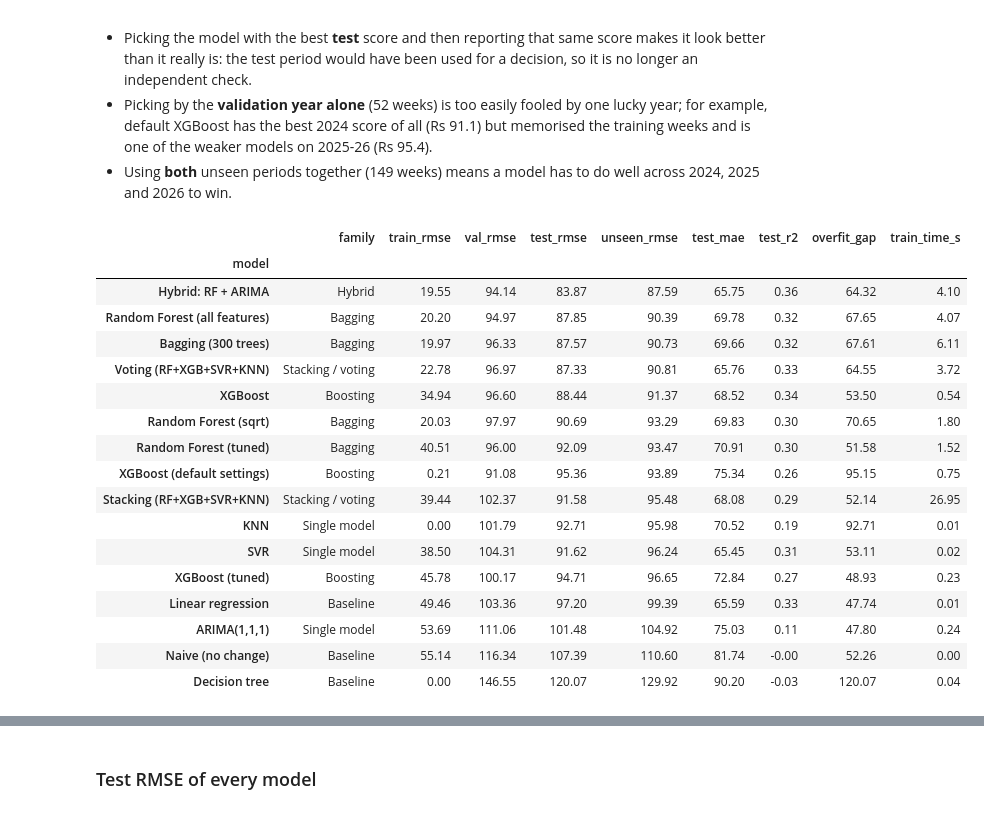
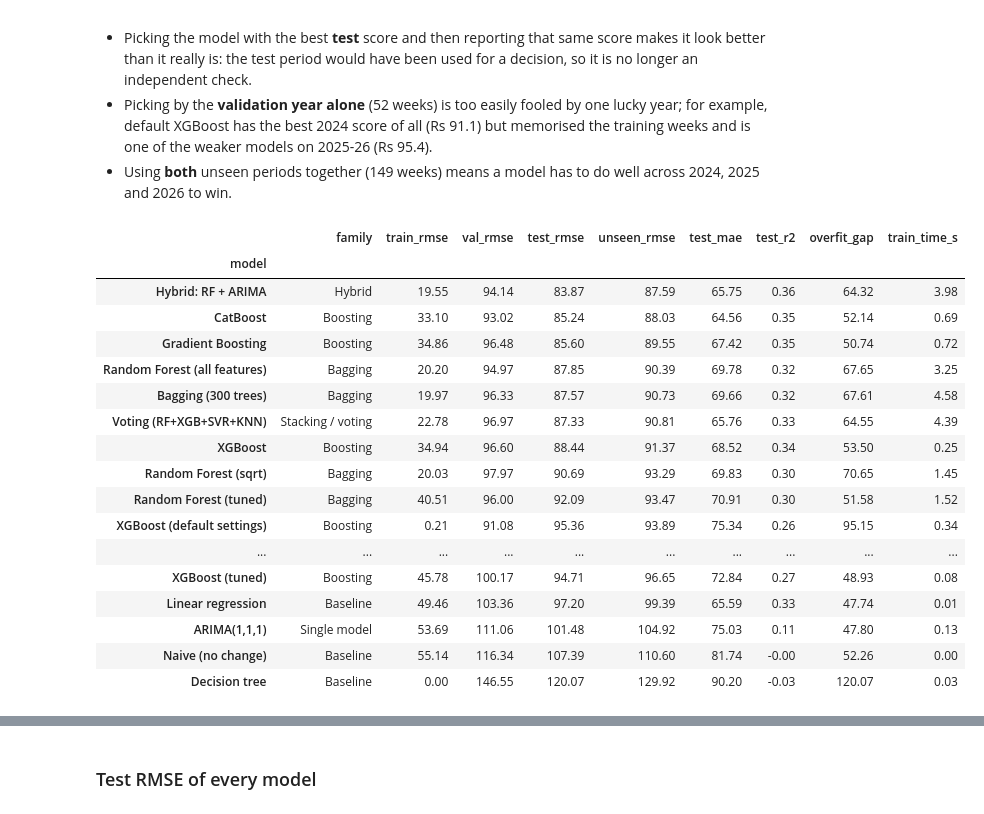
Before and after one commit to renulucshmi/pettah-beans-price-forecast, a Jupyter notebook: ensemble_assignment.ipynb, the cells around one changed output, grey strips where cells are left out. Cells and saved outputs as stored; diff of their text form; code cells hidden in the pictures.

```diff
--- a/ensemble_assignment.ipynb
+++ b/ensemble_assignment.ipynb
@@ -906,6 +911,25 @@ xgb = XGBRegressor(n_estimators=n_trees["XGBoost"], learning_rate=0.03, max_dept
                    colsample_bytree=0.8, random_state=42).fit(X_train, y_train)
 t = time.perf_counter() - t0
 add_result("XGBoost", xgb.predict(X_train), xgb.predict(X_val), xgb.predict(X_test), t)
+
+# scikit-learn Gradient Boosting: same idea, validation error after each of up to 600 trees
+gb_curve = GradientBoostingRegressor(n_estimators=600, learning_rate=0.03, max_depth=3, subsample=0.8,
+                                     random_state=42).fit(X_train, y_train)
+n_trees["Gradient Boosting"] = int(np.argmin([val_rmse_rs(p) for p in gb_curve.staged_predict(X_val)])) + 1
+t0 = time.perf_counter()
+gb = GradientBoostingRegressor(n_estimators=n_trees["Gradient Boosting"], learning_rate=0.03, max_depth=3,
+                               subsample=0.8, random_state=42).fit(X_train, y_train)
+t = time.perf_counter() - t0
+add_result("Gradient Boosting", gb.predict(X_train), gb.predict(X_val), gb.predict(X_test), t)
+
+# CatBoost: same idea again
+cat_curve = CatBoostRegressor(iterations=600, learning_rate=0.03, depth=3, random_seed=42, verbose=0).fit(X_train, y_train)
+n_trees["CatBoost"] = int(np.argmin([val_rmse_rs(p) for p in cat_curve.staged_predict(X_val)])) + 1
+t0 = time.perf_counter()
+cat = CatBoostRegressor(iterations=n_trees["CatBoost"], learning_rate=0.03, depth=3, random_seed=42,
+                        verbose=0).fit(X_train, y_train)
+t = time.perf_counter() - t0
+add_result("CatBoost", cat.predict(X_train), cat.predict(X_val), cat.predict(X_test), t)
 # %% [markdown]
 ### For comparison: XGBoost with its default settings
 
@@ -1375,43 +1405,43 @@ By **unseen RMSE**, not by the test score alone:
 # %%
 final = pd.DataFrame(results).set_index("model")
 
 # One RMSE over all 149 weeks the models never trained on: 2024 (validation) + 2025-26 (test)
 n_val, n_test = len(val), len(test)
 final["unseen_rmse"] = np.sqrt((n_val * final["val_rmse"]**2 + n_test * final["test_rmse"]**2) / (n_val + n_test))
 final["overfit_gap"] = final["test_rmse"] - final["train_rmse"]
 
 def family_of(name):
     if name.startswith("Hybrid"): return "Hybrid"
     if name.startswith(("Stacking", "Voting")): return "Stacking / voting"
     if name.startswith(("Bagging", "Random Forest")): return "Bagging"
-    if name.startswith("XGBoost"): return "Boosting"
+    if name.startswith(("XGBoost", "Gradient Boosting", "CatBoost")): return "Boosting"
     if name.startswith(("SVR", "KNN", "ARIMA")): return "Single model"
     return "Baseline"
 
 final.insert(0, "family", [family_of(m) for m in final.index])
 final = final.sort_values("unseen_rmse")
 final.to_csv("results/results_final.csv")
 
 final[["family", "train_rmse", "val_rmse", "test_rmse", "unseen_rmse", "test_mae",
        "test_r2", "overfit_gap", "train_time_s"]].round(2)
 # %% [output]
 |  | family | train_rmse | val_rmse | test_rmse | unseen_rmse | test_mae | test_r2 | overfit_gap | train_time_s |
 | model |  |  |  |  |  |  |  |  |  |
-| Hybrid: RF + ARIMA | Hybrid | 19.55 | 94.14 | 83.87 | 87.59 | 65.75 | 0.36 | 64.32 | 4.10 |
-| Random Forest (all features) | Bagging | 20.20 | 94.97 | 87.85 | 90.39 | 69.78 | 0.32 | 67.65 | 4.07 |
-| Bagging (300 trees) | Bagging | 19.97 | 96.33 | 87.57 | 90.73 | 69.66 | 0.32 | 67.61 | 6.11 |
-| Voting (RF+XGB+SVR+KNN) | Stacking / voting | 22.78 | 96.97 | 87.33 | 90.81 | 65.76 | 0.33 | 64.55 | 3.72 |
-| XGBoost | Boosting | 34.94 | 96.60 | 88.44 | 91.37 | 68.52 | 0.34 | 53.50 | 0.54 |
-| Random Forest (sqrt) | Bagging | 20.03 | 97.97 | 90.69 | 93.29 | 69.83 | 0.30 | 70.65 | 1.80 |
+| Hybrid: RF + ARIMA | Hybrid | 19.55 | 94.14 | 83.87 | 87.59 | 65.75 | 0.36 | 64.32 | 3.98 |
+| CatBoost | Boosting | 33.10 | 93.02 | 85.24 | 88.03 | 64.56 | 0.35 | 52.14 | 0.69 |
+| Gradient Boosting | Boosting | 34.86 | 96.48 | 85.60 | 89.55 | 67.42 | 0.35 | 50.74 | 0.72 |
+| Random Forest (all features) | Bagging | 20.20 | 94.97 | 87.85 | 90.39 | 69.78 | 0.32 | 67.65 | 3.25 |
+| Bagging (300 trees) | Bagging | 19.97 | 96.33 | 87.57 | 90.73 | 69.66 | 0.32 | 67.61 | 4.58 |
+| Voting (RF+XGB+SVR+KNN) | Stacking / voting | 22.78 | 96.97 | 87.33 | 90.81 | 65.76 | 0.33 | 64.55 | 4.39 |
+| XGBoost | Boosting | 34.94 | 96.60 | 88.44 | 91.37 | 68.52 | 0.34 | 53.50 | 0.25 |
+| Random Forest (sqrt) | Bagging | 20.03 | 97.97 | 90.69 | 93.29 | 69.83 | 0.30 | 70.65 | 1.45 |
 | Random Forest (tuned) | Bagging | 40.51 | 96.00 | 92.09 | 93.47 | 70.91 | 0.30 | 51.58 | 1.52 |
-| XGBoost (default settings) | Boosting | 0.21 | 91.08 | 95.36 | 93.89 | 75.34 | 0.26 | 95.15 | 0.75 |
-| Stacking (RF+XGB+SVR+KNN) | Stacking / voting | 39.44 | 102.37 | 91.58 | 95.48 | 68.08 | 0.29 | 52.14 | 26.95 |
-| KNN | Single model | 0.00 | 101.79 | 92.71 | 95.98 | 70.52 | 0.19 | 92.71 | 0.01 |
-| SVR | Single model | 38.50 | 104.31 | 91.62 | 96.24 | 65.45 | 0.31 | 53.11 | 0.02 |
-| XGBoost (tuned) | Boosting | 45.78 | 100.17 | 94.71 | 96.65 | 72.84 | 0.27 | 48.93 | 0.23 |
+| XGBoost (default settings) | Boosting | 0.21 | 91.08 | 95.36 | 93.89 | 75.34 | 0.26 | 95.15 | 0.34 |
+| ... | ... | ... | ... | ... | ... | ... | ... | ... | ... |
+| XGBoost (tuned) | Boosting | 45.78 | 100.17 | 94.71 | 96.65 | 72.84 | 0.27 | 48.93 | 0.08 |
 | Linear regression | Baseline | 49.46 | 103.36 | 97.20 | 99.39 | 65.59 | 0.33 | 47.74 | 0.01 |
-| ARIMA(1,1,1) | Single model | 53.69 | 111.06 | 101.48 | 104.92 | 75.03 | 0.11 | 47.80 | 0.24 |
+| ARIMA(1,1,1) | Single model | 53.69 | 111.06 | 101.48 | 104.92 | 75.03 | 0.11 | 47.80 | 0.13 |
 | Naive (no change) | Baseline | 55.14 | 116.34 | 107.39 | 110.60 | 81.74 | -0.00 | 52.26 | 0.00 |
-| Decision tree | Baseline | 0.00 | 146.55 | 120.07 | 129.92 | 90.20 | -0.03 | 120.07 | 0.04 |
+| Decision tree | Baseline | 0.00 | 146.55 | 120.07 | 129.92 | 90.20 | -0.03 | 120.07 | 0.03 |
 # %% [markdown]
 **What the table shows:**
```
Also changed, not shown: parts of 30 cells of this notebook, 11 other files.
